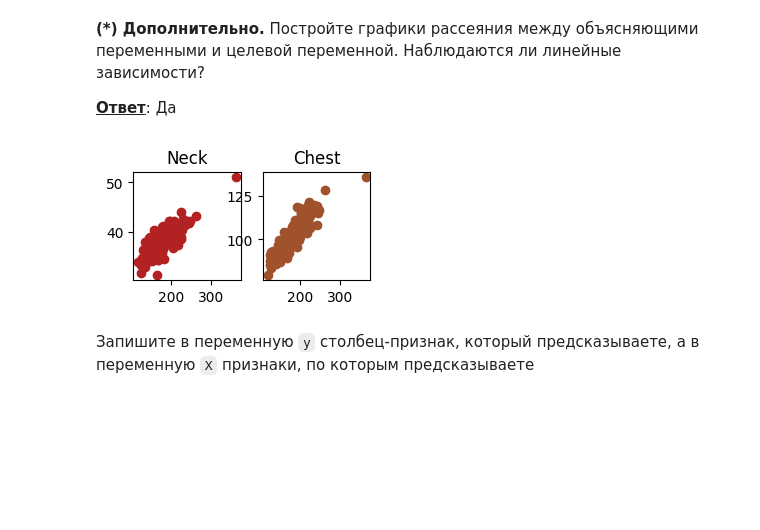
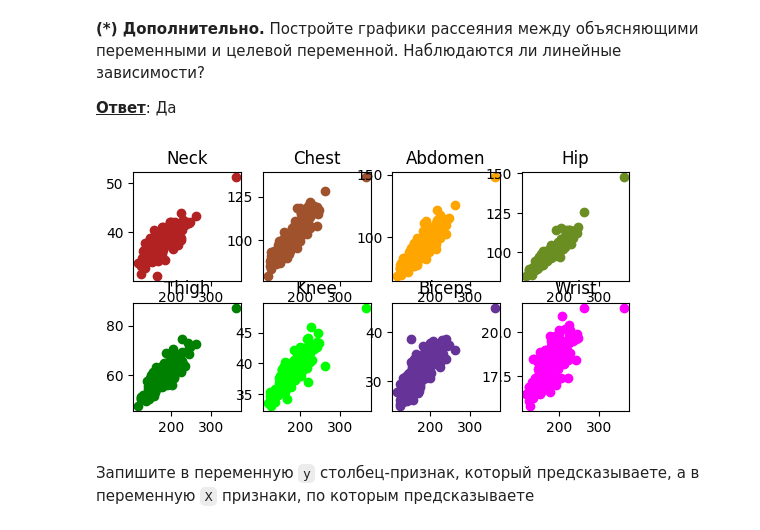
Before and after one commit to SayNoToMustache/sber_hw_bmla, a Jupyter notebook: 1_Практическая_Линейные_модели.ipynb, the cells around one changed output. Drawn from its saved outputs; the diff is of its cells as text; code cells hidden in the pictures; blank space fills up the shorter version.

```diff
--- a/1_Практическая_Линейные_модели.ipynb
+++ b/1_Практическая_Линейные_модели.ipynb
@@ -152,35 +152,35 @@ Abdomen - со всеми кроме Age, Ankle,Biceps, Forearm, Wrist
 # %%
 ### ЗДЕСЬ ВАШ КОД ¯\_(ツ)_/¯
 
-cols =  ['Neck', 'Chest'] #, 'Abdomen', 'Hip', 'Thigh', 'Knee', 'Biceps', 'Wrist']# список из столбцов - объясняющих переменных
+cols =  ['Neck', 'Chest', 'Abdomen', 'Hip', 'Thigh', 'Knee', 'Biceps', 'Wrist']# список из столбцов - объясняющих переменных
 X = df[cols] # отбираем нужные столбцы из исходного датафрейма
 plt.subplot(3, 4, 1)
 plt.scatter(df['Weight'], X['Neck'], c = 'firebrick')
 plt.title('Neck')
 plt.subplot(3, 4, 2)
 plt.scatter(df['Weight'], X['Chest'], c = 'sienna')
 plt.title('Chest')
-'''plt.subplot(3, 4, 3)
+plt.subplot(3, 4, 3)
 plt.scatter(df['Weight'], X['Abdomen'], c = 'orange')
 plt.title('Abdomen')
 plt.subplot(3, 4, 4)
 plt.scatter(df['Weight'], X['Hip'], c = 'olivedrab')
 plt.title('Hip')
 plt.subplot(3, 4, 5)
 plt.scatter(df['Weight'], X['Thigh'], c = 'green')
 plt.title('Thigh')
 plt.subplot(3, 4, 6)
 plt.scatter(df['Weight'], X['Knee'], c = 'lime')
 plt.title('Knee')
 plt.subplot(3, 4, 7)
 plt.scatter(df['Weight'], X['Biceps'], c = 'rebeccapurple')
 plt.title('Biceps')
 plt.subplot(3, 4, 8)
 plt.scatter(df['Weight'], X['Wrist'], c = 'fuchsia')
-plt.title('Wrist')'''
+plt.title('Wrist')
 plt.show()
 # %% [output]
-[figure, old version]
+[figure, new version]
 # %% [markdown]
 Запишите в переменную `y` столбец-признак, который предсказываете, а в переменную `X` признаки, по которым предсказываете
 # %%
```
Also changed, not shown: parts of 4 cells of this notebook.
